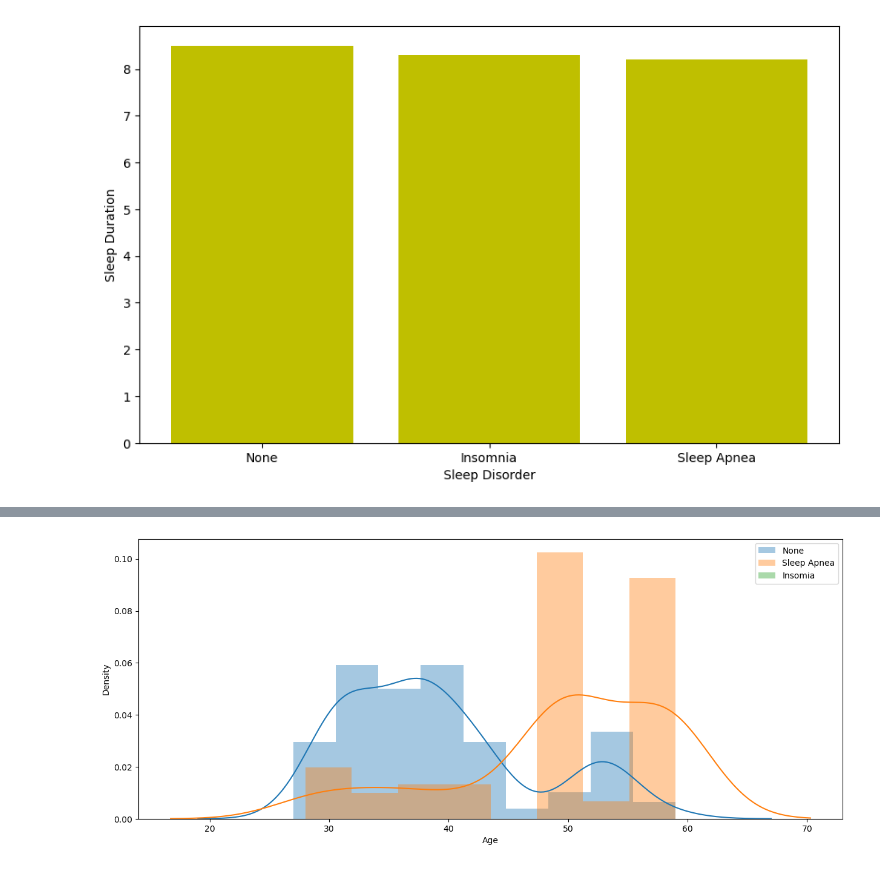
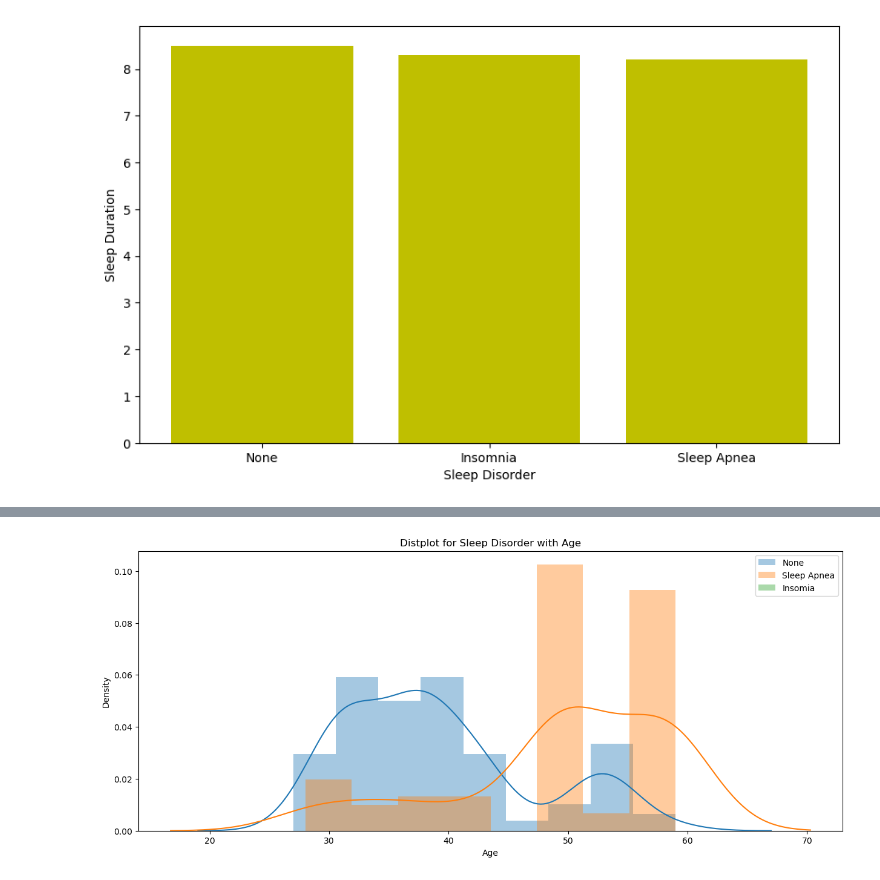
Before and after one commit to Rabirami10/tableau, a Jupyter notebook: Sleep_Health_And_Lifestyle.ipynb, the cells around one changed output, grey strips where cells are left out. Cells and saved outputs as stored; diff of their text form; code cells hidden in the pictures.

```diff
--- a/Sleep_Health_And_Lifestyle.ipynb
+++ b/Sleep_Health_And_Lifestyle.ipynb
@@ -216,9 +246,10 @@ plt.show()
 # %%
 plt.figure(figsize=(15,6))
 sb.distplot(data[data['Sleep Disorder']== 'None']['Age'], label="None")
 sb.distplot(data[data['Sleep Disorder']== 'Sleep Apnea']['Age'], label="Sleep Apnea")
 sb.distplot(data[data['Sleep Disorder']== 'Insomia']['Age'], label= "Insomia")
+plt.title("Distplot for Sleep Disorder with Age")
 plt.legend()
 plt.show()
 # %% [output]
-[figure, old version]
+[figure, new version]
```
Also changed, not shown: parts of 25 cells of this notebook.
